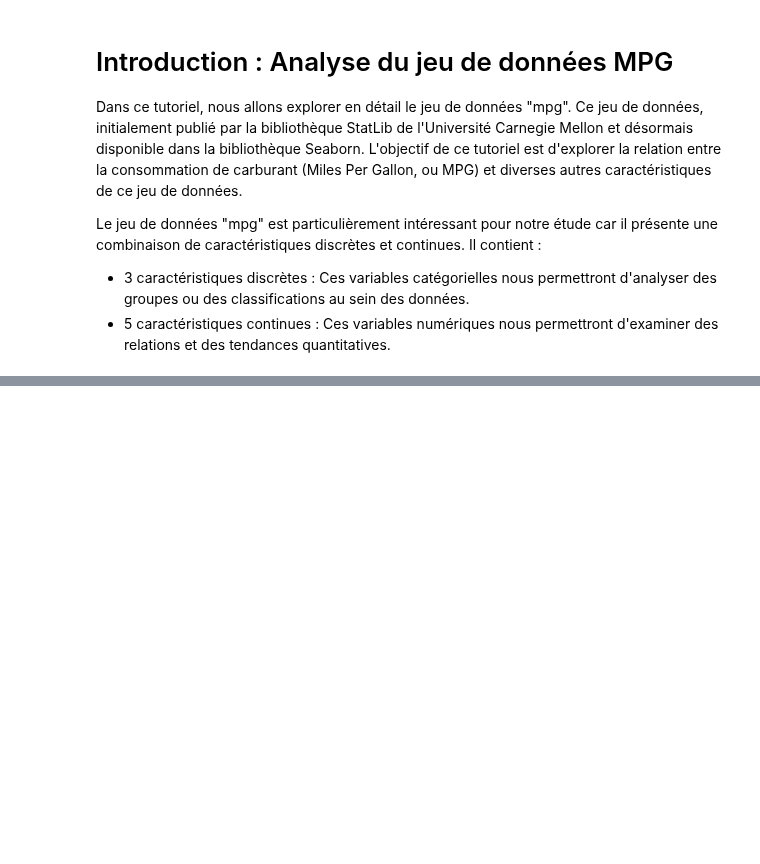
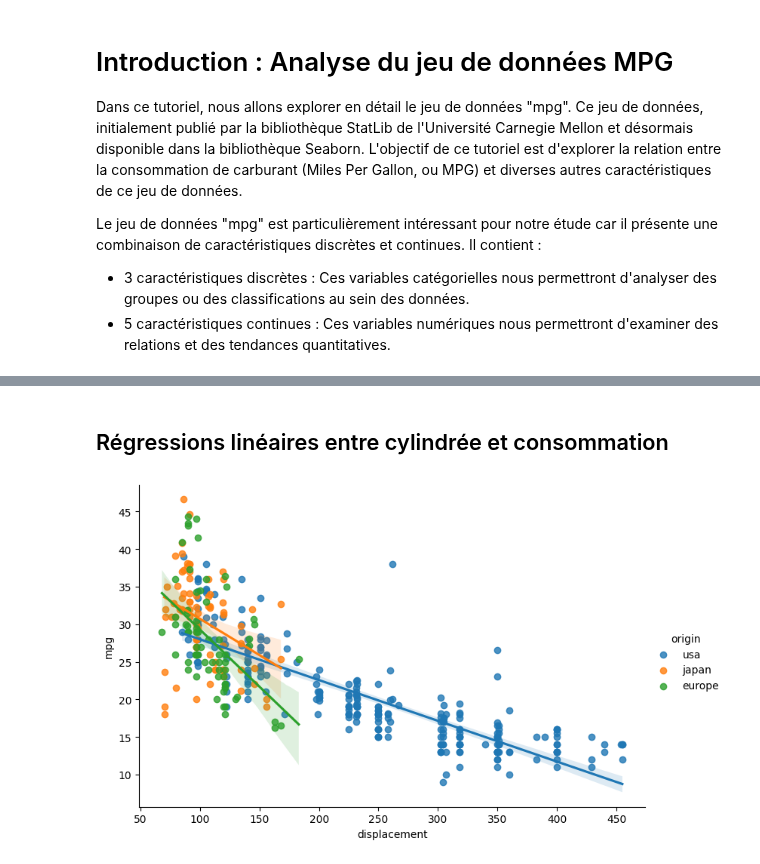
Before and after one commit to rosanajurdi/Data_Visualization_Course, a Jupyter notebook: lab-sessions/lab4-ScatterPlots_line plots_heatmaps.ipynb, the cells around one changed output, grey strips where cells are left out. Cells and saved outputs as stored; diff of their text form; code cells hidden in the pictures; blank space fills up the shorter version.

```diff
--- a/lab-sessions/lab4-ScatterPlots_line plots_heatmaps.ipynb
+++ b/lab-sessions/lab4-ScatterPlots_line plots_heatmaps.ipynb
@@ -21,0 +46,7 @@ mpg_df.head()
+# %% [markdown]
+## Régressions linéaires entre cylindrée et consommation
+# %%
+sns.lmplot(data=mpg_df, x="displacement", y="mpg", hue="origin", aspect=1.5)
+plt.show()
+# %% [output]
+[figure, added]
```
Also changed, not shown: parts of 14 cells of this notebook, 1 other file.
